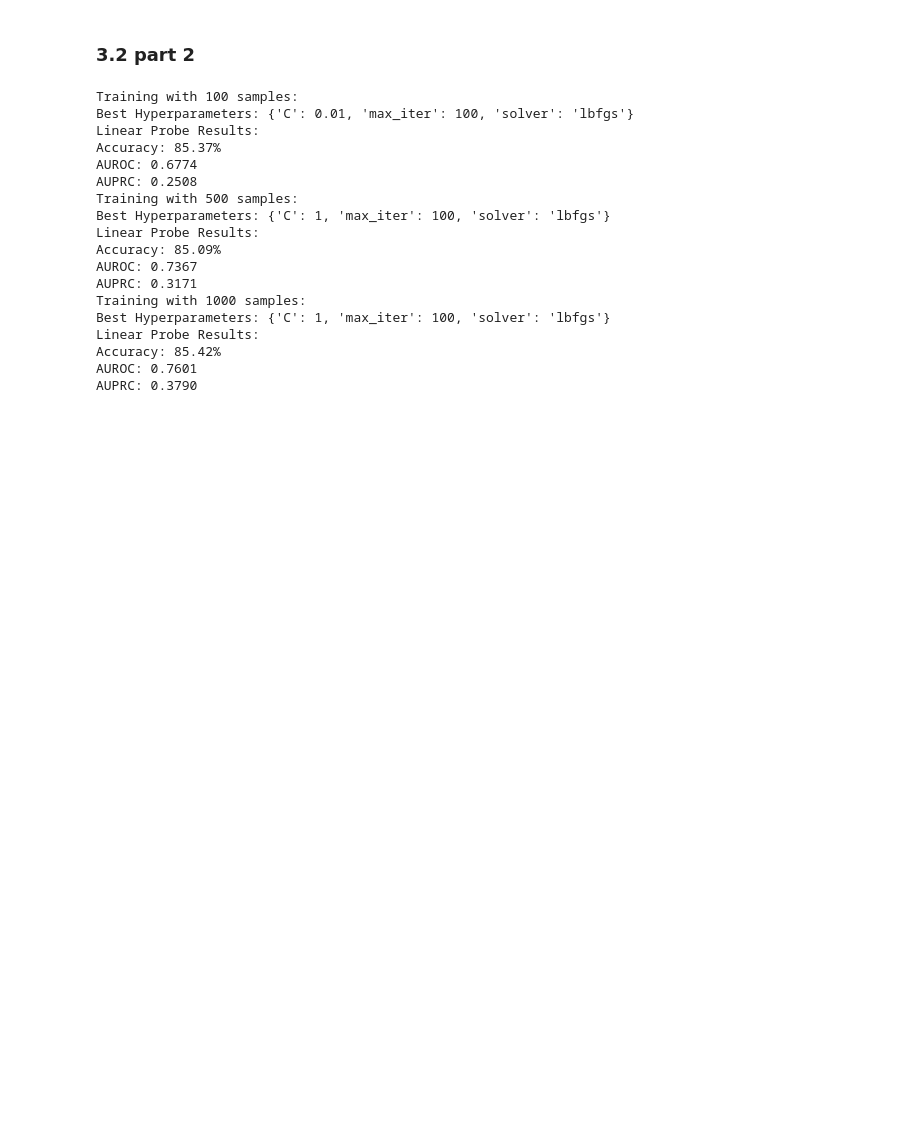
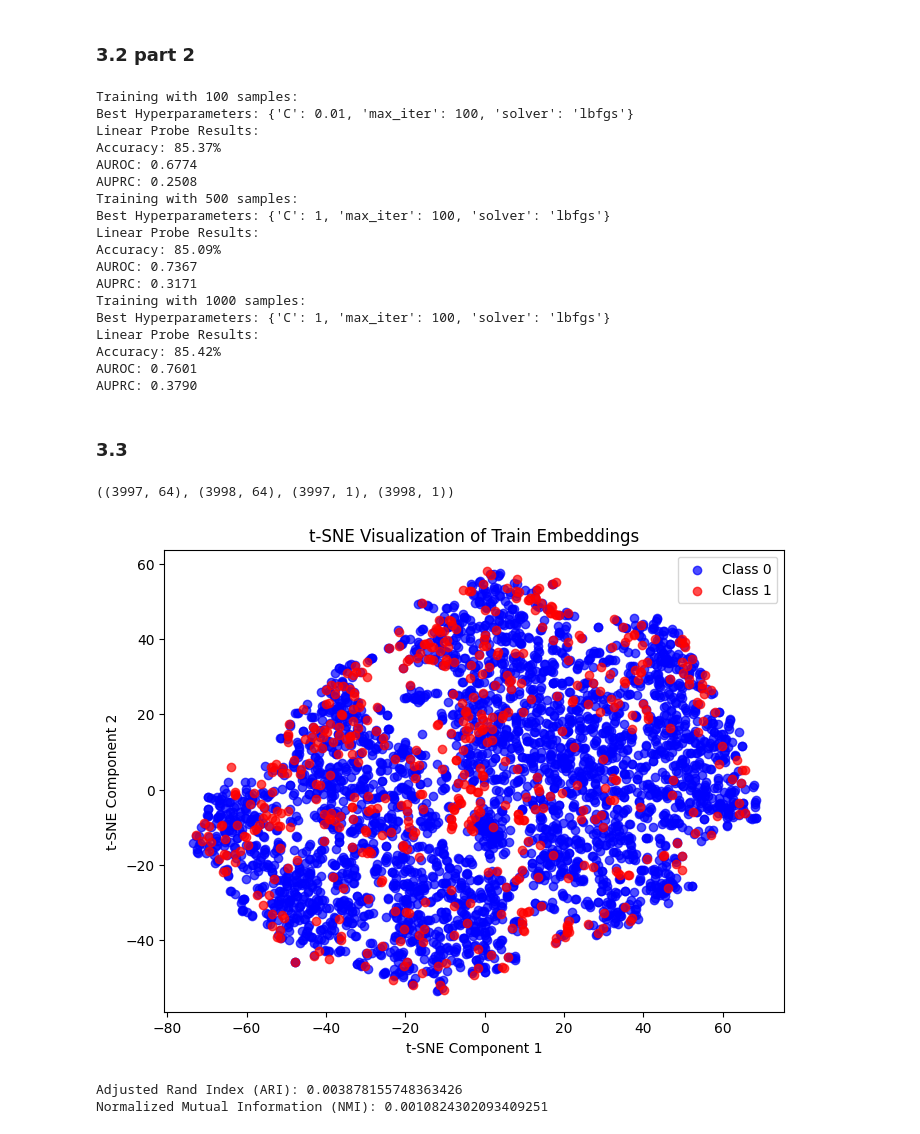
Before and after one commit to AKButani/ML4H_Project1, a Jupyter notebook: representation_pretraining.ipynb, the cells around one changed output. Cells and saved outputs as stored; diff of their text form; code cells hidden in the pictures; blank space fills up the shorter version.

```diff
--- a/representation_pretraining.ipynb
+++ b/representation_pretraining.ipynb
@@ -406,3 +406,62 @@ Linear Probe Results:
 Accuracy: 85.42%
 AUROC: 0.7601
 AUPRC: 0.3790
+# %% [markdown]
+### 3.3
+# %%
+import os
+
+save_folder = 'embeddings'
+
+train_embeddings = np.load(os.path.join(save_folder, 'train_embeddings.npy'))
+test_embeddings = np.load(os.path.join(save_folder, 'test_embeddings.npy'))
+train_labels = np.load(os.path.join(save_folder, 'train_labels.npy'))
+test_labels = np.load(os.path.join(save_folder, 'test_labels.npy'))
+
+train_embeddings.shape, test_embeddings.shape, train_labels.shape, test_labels.shape
+# %% [output]
+((3997, 64), (3998, 64), (3997, 1), (3998, 1))
+# %%
+from sklearn.manifold import TSNE
+from sklearn.cluster import KMeans
+from sklearn.metrics import adjusted_rand_score, normalized_mutual_info_score
+
+# Assume train_embeddings is a NumPy array of shape (n_samples, n_features)
+# and train_labels is a NumPy array or list containing binary labels (0 or 1).
+
+# Ensure train_labels is a 1D array
+train_labels = np.array(train_labels).flatten()
+
+# Step 1: Dimensionality reduction using t-SNE
+tsne = TSNE(n_components=2, random_state=42)
+embeddings_2d = tsne.fit_transform(train_embeddings)
+
+# Step 2: Plot the t-SNE results using distinct colors for each binary label
+plt.figure(figsize=(8, 6))
+# Plot points for class 0
+plt.scatter(embeddings_2d[train_labels == 0, 0], embeddings_2d[train_labels == 0, 1],
+            color='blue', alpha=0.7, label='Class 0')
+# Plot points for class 1
+plt.scatter(embeddings_2d[train_labels == 1, 0], embeddings_2d[train_labels == 1, 1],
+            color='red', alpha=0.7, label='Class 1')
+plt.title('t-SNE Visualization of Train Embeddings')
+plt.xlabel('t-SNE Component 1')
+plt.ylabel('t-SNE Component 2')
+plt.legend()
+plt.show()
+
+# Step 3: Perform KMeans clustering on the 2D embeddings
+n_clusters = len(np.unique(train_labels))
+kmeans = KMeans(n_clusters=n_clusters, random_state=42)
+predicted_clusters = kmeans.fit_predict(embeddings_2d)
+
+# Step 4: Compute clustering metrics using the true labels
+ari = adjusted_rand_score(train_labels, predicted_clusters)
+nmi = normalized_mutual_info_score(train_labels, predicted_clusters)
+
+print("Adjusted Rand Index (ARI):", ari)
+print("Normalized Mutual Information (NMI):", nmi)
+# %% [output]
+[figure, added]
+Adjusted Rand Index (ARI): 0.003878155748363426
+Normalized Mutual Information (NMI): 0.0010824302093409251
```
Also changed, not shown: parts of 1 cell of this notebook.
